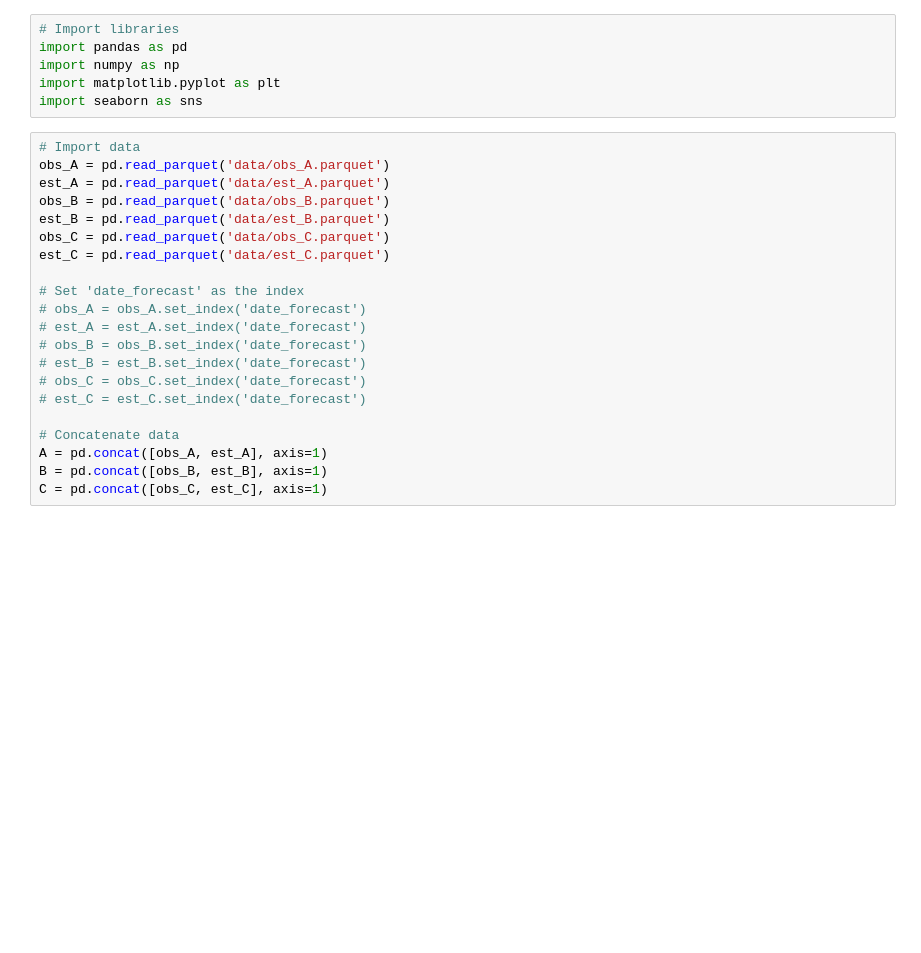
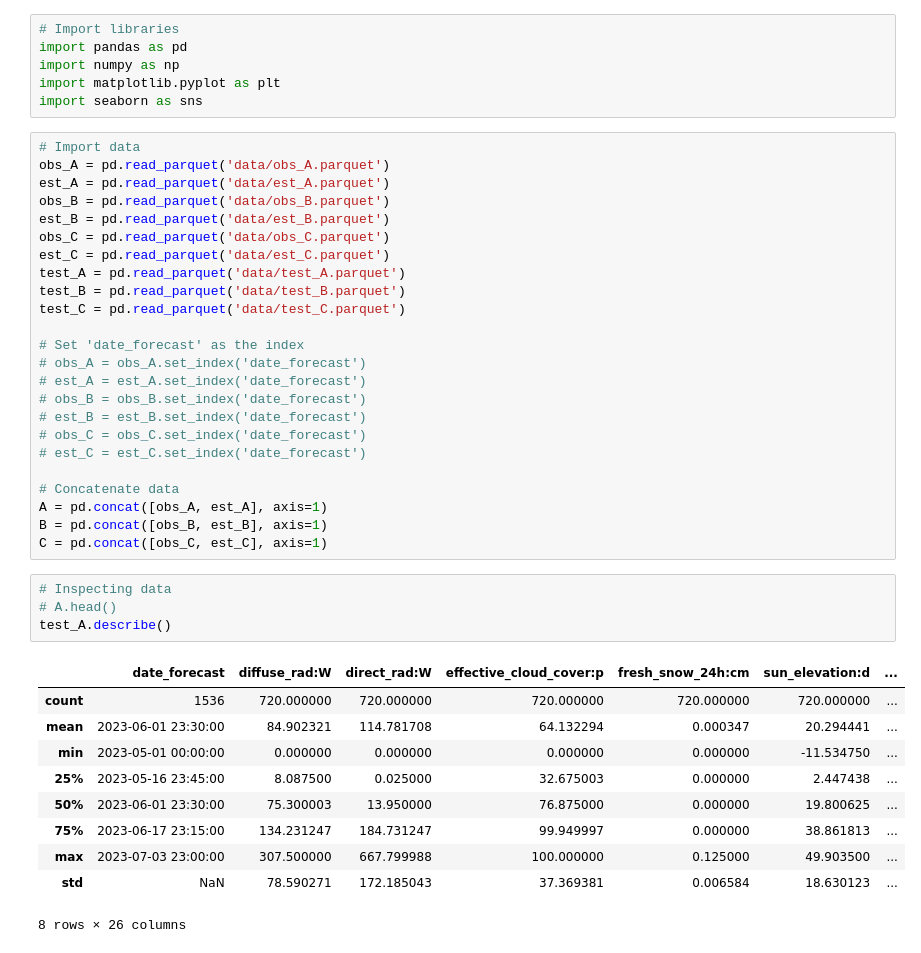
Before and after one commit to TDT4173-MPC/TDT4173-MPC, a Jupyter notebook: preprocessing/eda.ipynb, the cells around one changed output. Drawn from its saved outputs; the diff is of its cells as text; blank space fills up the shorter version.

```diff
--- a/preprocessing/eda.ipynb
+++ b/preprocessing/eda.ipynb
@@ -12,6 +12,9 @@ obs_B = pd.read_parquet('data/obs_B.parquet')
 est_B = pd.read_parquet('data/est_B.parquet')
 obs_C = pd.read_parquet('data/obs_C.parquet')
 est_C = pd.read_parquet('data/est_C.parquet')
+test_A = pd.read_parquet('data/test_A.parquet')
+test_B = pd.read_parquet('data/test_B.parquet')
+test_C = pd.read_parquet('data/test_C.parquet')
 
 # Set 'date_forecast' as the index
 # obs_A = obs_A.set_index('date_forecast')
@@ -25,6 +28,21 @@ est_C = pd.read_parquet('data/est_C.parquet')
 A = pd.concat([obs_A, est_A], axis=1)
 B = pd.concat([obs_B, est_B], axis=1)
 C = pd.concat([obs_C, est_C], axis=1)
+# %%
+# Inspecting data
+# A.head()
+test_A.describe()
+# %% [output]
+|  | date_forecast | diffuse_rad:W | direct_rad:W | effective_cloud_cover:p | fresh_snow_24h:cm | sun_elevation:d | ... |
+| count | 1536 | 720.000000 | 720.000000 | 720.000000 | 720.000000 | 720.000000 | ... |
+| mean | 2023-06-01 23:30:00 | 84.902321 | 114.781708 | 64.132294 | 0.000347 | 20.294441 | ... |
+| min | 2023-05-01 00:00:00 | 0.000000 | 0.000000 | 0.000000 | 0.000000 | -11.534750 | ... |
+| 25% | 2023-05-16 23:45:00 | 8.087500 | 0.025000 | 32.675003 | 0.000000 | 2.447438 | ... |
+| 50% | 2023-06-01 23:30:00 | 75.300003 | 13.950000 | 76.875000 | 0.000000 | 19.800625 | ... |
+| 75% | 2023-06-17 23:15:00 | 134.231247 | 184.731247 | 99.949997 | 0.000000 | 38.861813 | ... |
+| max | 2023-07-03 23:00:00 | 307.500000 | 667.799988 | 100.000000 | 0.125000 | 49.903500 | ... |
+| std | NaN | 78.590271 | 172.185043 | 37.369381 | 0.006584 | 18.630123 | ... |
+8 rows × 26 columns
 # %%
 # Location A
 
```
Also changed, not shown: parts of 5 cells of this notebook, 14 other files.
